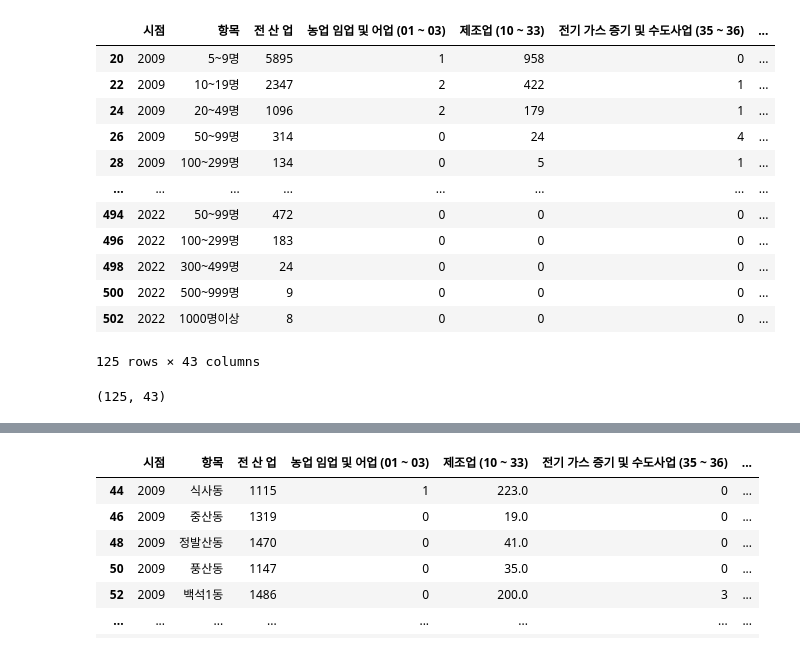
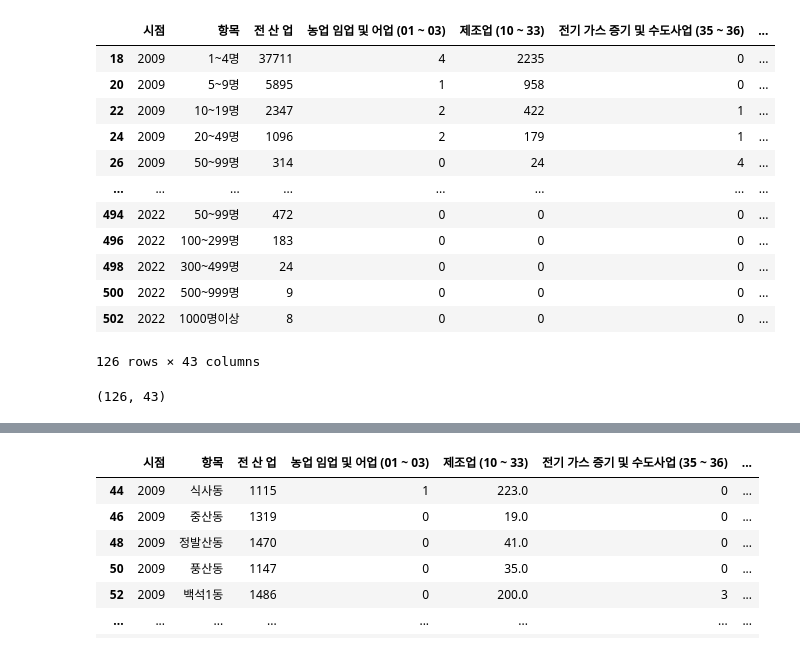
Before and after one commit to SnapishAgent/Ilsan-Investment-Insight, a Jupyter notebook: 일자리/사업체조사/고양시 산업체/goyang_work_data.ipynb, the cells around one changed output, grey strips where cells are left out. Drawn from its saved outputs; the diff is of its cells as text; code cells hidden in the pictures.

```diff
--- a/일자리/사업체조사/고양시 산업체/goyang_work_data.ipynb
+++ b/일자리/사업체조사/고양시 산업체/goyang_work_data.ipynb
@@ -10,42 +10,42 @@ df_merged = pd.concat(dfs, ignore_index=True)
 # display(df_merged.shape)
 # %%
 # 필터링할 항목 리스트
-filter_items = ['-5~9명[사업체수]', '-10~19명[사업체수]', '-20~49명[사업체수]',
+filter_items = ['종사자규모별-1~4명[사업체수]','-5~9명[사업체수]', '-10~19명[사업체수]', '-20~49명[사업체수]',
                 '-50~99명[사업체수]', '-100~299명[사업체수]', '-300~499명[사업체수]', '-500~999명[사업체수]', '-1000명시상[사업체수]',
                 '종사자규모별-1~4명[사업체수] (개)', '-5~9명[사업체수] (개)', '-10~19명[사업체수] (개)', '-20~49명[사업체수] (개)',
                 '-50~99명[사업체수] (개)', '-100~299명[사업체수] (개)', '-300~499명[사업체수] (개)', '-500~999명[사업체수] (개)',
                 '-1000명이상[사업체수] (개)']
 
 # 데이터프레임 필터링
 df_merged.replace('-', 0, inplace=True)
 filtered_df = df_merged[df_merged['항목'].isin(filter_items)].fillna(0)
 
 # Remove '-' and '[사업체수]' and '(개)' from '항목' column
 filtered_df['항목'] = filtered_df['항목'].str.replace('-', '', regex=False)
 filtered_df['항목'] = filtered_df['항목'].str.replace('[사업체수]', '', regex=False)
 filtered_df['항목'] = filtered_df['항목'].str.replace('(개)', '', regex=False)
 filtered_df['항목'] = filtered_df['항목'].str.replace('종사자규모별', '', regex=False)
 filtered_df['항목'] = filtered_df['항목'].str.replace('1000명시상', '1000명이상', regex=False)
 filtered_df['항목'] = filtered_df['항목'].str.replace(' ', '', regex=False)
 
 # 필터링된 데이터프레임 출력
 display(filtered_df)
 display(filtered_df.shape)
 # %% [output]
 |  | 시점 | 항목 | 전 산 업 | 농업 임업 및 어업 (01 ~ 03) | 제조업 (10 ~ 33) | 전기 가스 증기 및 수도사업 (35 ~ 36) | ... |
+| 18 | 2009 | 1~4명 | 37711 | 4 | 2235 | 0 | ... |
 | 20 | 2009 | 5~9명 | 5895 | 1 | 958 | 0 | ... |
 | 22 | 2009 | 10~19명 | 2347 | 2 | 422 | 1 | ... |
 | 24 | 2009 | 20~49명 | 1096 | 2 | 179 | 1 | ... |
 | 26 | 2009 | 50~99명 | 314 | 0 | 24 | 4 | ... |
-| 28 | 2009 | 100~299명 | 134 | 0 | 5 | 1 | ... |
 | ... | ... | ... | ... | ... | ... | ... | ... |
 | 494 | 2022 | 50~99명 | 472 | 0 | 0 | 0 | ... |
 | 496 | 2022 | 100~299명 | 183 | 0 | 0 | 0 | ... |
 | 498 | 2022 | 300~499명 | 24 | 0 | 0 | 0 | ... |
 | 500 | 2022 | 500~999명 | 9 | 0 | 0 | 0 | ... |
 | 502 | 2022 | 1000명이상 | 8 | 0 | 0 | 0 | ... |
-125 rows × 43 columns
+126 rows × 43 columns
-(125, 43)
+(126, 43)
 # %%
 # 각 행의 2번째 컬럼부터 끝까지의 값을 더한 합계를 새로운 컬럼 '합계'에 추가
 numeric_cols = filtered_df.select_dtypes(include='number').columns
```
Also changed, not shown: parts of 2 cells of this notebook, 4 other files.
